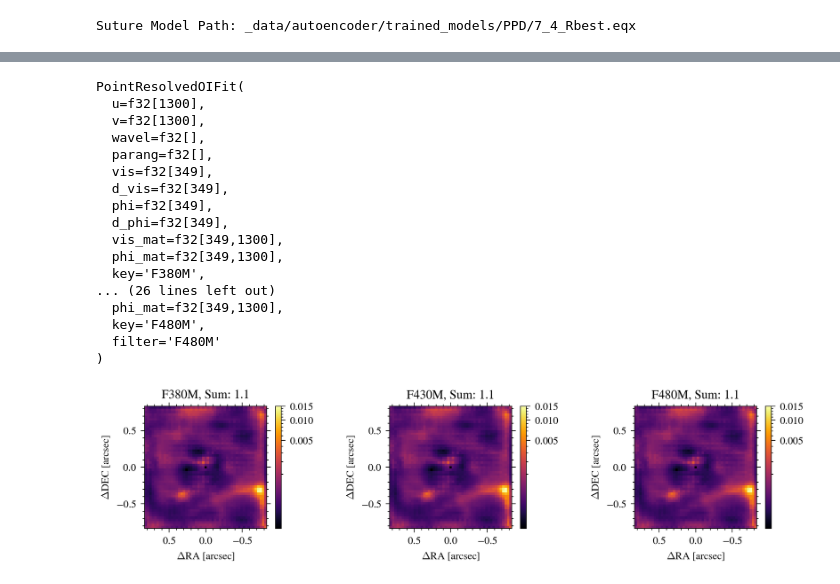
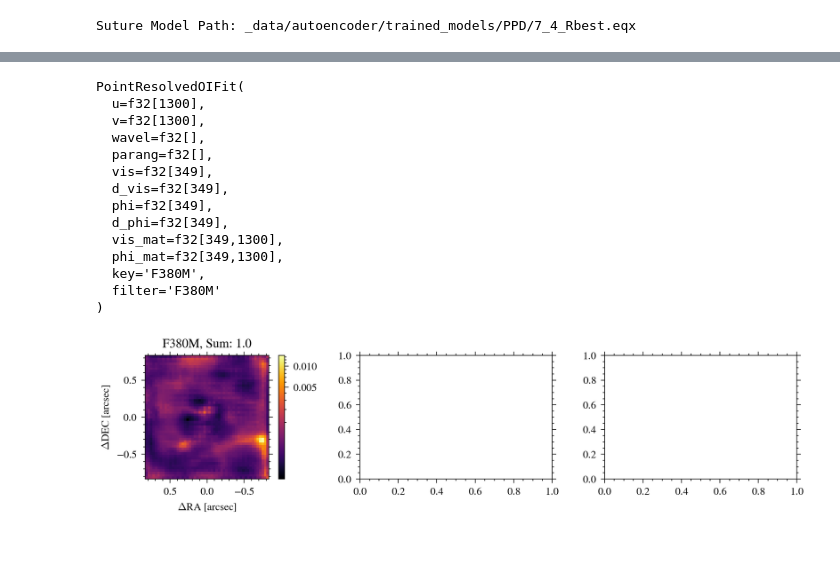
Before and after one commit to JonahDG/frito, a Jupyter notebook: notebooks/Testing/DiscoTesting.ipynb, the cells around one changed output, grey strips where cells are left out. Drawn from its saved outputs; the diff is of its cells as text; code cells hidden in the pictures; blank space fills up the shorter version.

```diff
--- a/notebooks/Testing/DiscoTesting.ipynb
+++ b/notebooks/Testing/DiscoTesting.ipynb
@@ -257,7 +266,9 @@ sutured_ae = eqx.tree_deserialise_leaves(sutured_model_path, sutured_ae_struct)
 print(f"Suture Model Path: {sutured_model_path}")
 
 def sum2unity(X):
-    return X / np.sum(X, axis=(1, 2), keepdims=True)
+    pix_sum = np.sum(X, axis=(1,2), keepdims=True)
+    norm_pix = X/pix_sum
+    return norm_pix
 
 sum2unity_layer     = eqx.nn.Lambda(lambda z: sum2unity(z))
 norm_sutured_ae     = eqx.tree_at(
@@ -266,7 +277,7 @@ norm_sutured_ae     = eqx.tree_at(
         sutured_ae.modules[1].layers + [sum2unity_layer]
 )
 
-encoder, decoder = sutured_ae.modules
+# encoder, decoder = sutured_ae.modules
 encoder, decoder = norm_sutured_ae.modules
 # %% [output]
 Suture Model Path: _data/autoencoder/trained_models/PPD/7_4_Rbest.eqx
@@ -273,6 +339,10 @@ Suture Model Path: _data/autoencoder/trained_models/PPD/7_4_Rbest.eqx
+# %%
+# encoder, decoder = norm_sutured_ae.modules
+encoder, decoder = norm2_sutured_ae.modules
 # %%
 init_latent = np.zeros((170,))
-init_dist = decoder(init_latent)[0]
+init_dist = decoder(init_latent)
+init_dist = init_dist[0]
 fig, ax = plt.subplots(figsize=(3, 3))
 ax.imshow(init_dist)
 ax.set_axis_off()
@@ -283,15 +374,18 @@ Text(0.5, 1.0, 'Initial Distribution | Sum: 1.000000238418579')
 # %%
 optics_diameter = 6.603464
 otf_coords = dlu.pixel_coords(51, 2 * optics_diameter)
-basis = AutoencoderBasis(sutured_ae)
-ois = [
-    PROIF(
-        oi_data,
-        key,
-        filter=key,
-    )
-    for key, oi_data in disco_HD135344B.items()
-]
+basis = AutoencoderBasis(norm2_sutured_ae)
+# ois = [
+#     PROIF(
+#         oi_data,
+#         key,
+#         filter=key,
+#     )
+#     for key, oi_data in disco_PDS70.items()
+# ]
+key = 'F380M'
+oi_data = disco_PDS70[key]
+ois = [PROIF(oi_data, key, filter=key)]
 # %%
 model = PRDM(
     ois=ois,
@@ -305,40 +399,35 @@ model = PRDM(
 # %%
 fig, ax = plt.subplots(1, 3, figsize=(8, 2))
 
 for idx, oi in enumerate(ois):
     print(oi)
-    init_dist = model.get_distribution(oi, exponentiate=False)
+    dist = model.get_distribution(oi, exponentiate=False)
 
     c0 = drt.plotting.plot_result(
         ax[idx],
-        init_dist.at[init_dist.shape[0] // 2, init_dist.shape[1] // 2].set(
-            np.nan
-        ),
+        dist,
         pixel_scale=dlu.rad2arcsec(model.pscale_in),
         cmap=inferno,
         norm=mpl.colors.PowerNorm(0.3),
     )
     fig.colorbar(c0, ax=ax[idx])
-    ax[idx].set(title=f"{oi.filter}, Sum: {init_dist.sum():.1f}")
+    ax[idx].set(title=f"{oi.filter}, Sum: {dist.sum():.1f}")
 
 plt.tight_layout()
 plt.show()
 # %% [output]
 PointResolvedOIFit(
   u=f32[1300],
   v=f32[1300],
   wavel=f32[],
   parang=f32[],
   vis=f32[349],
   d_vis=f32[349],
   phi=f32[349],
   d_phi=f32[349],
   vis_mat=f32[349,1300],
   phi_mat=f32[349,1300],
   key='F380M',
-... (26 lines left out)
-  phi_mat=f32[349,1300],
-  key='F480M',
-  filter='F480M'
+  filter='F380M'
 )
-[figure, old version]
+[figure, new version]
```
Also changed, not shown: parts of 46 cells of this notebook, 7 other files.
